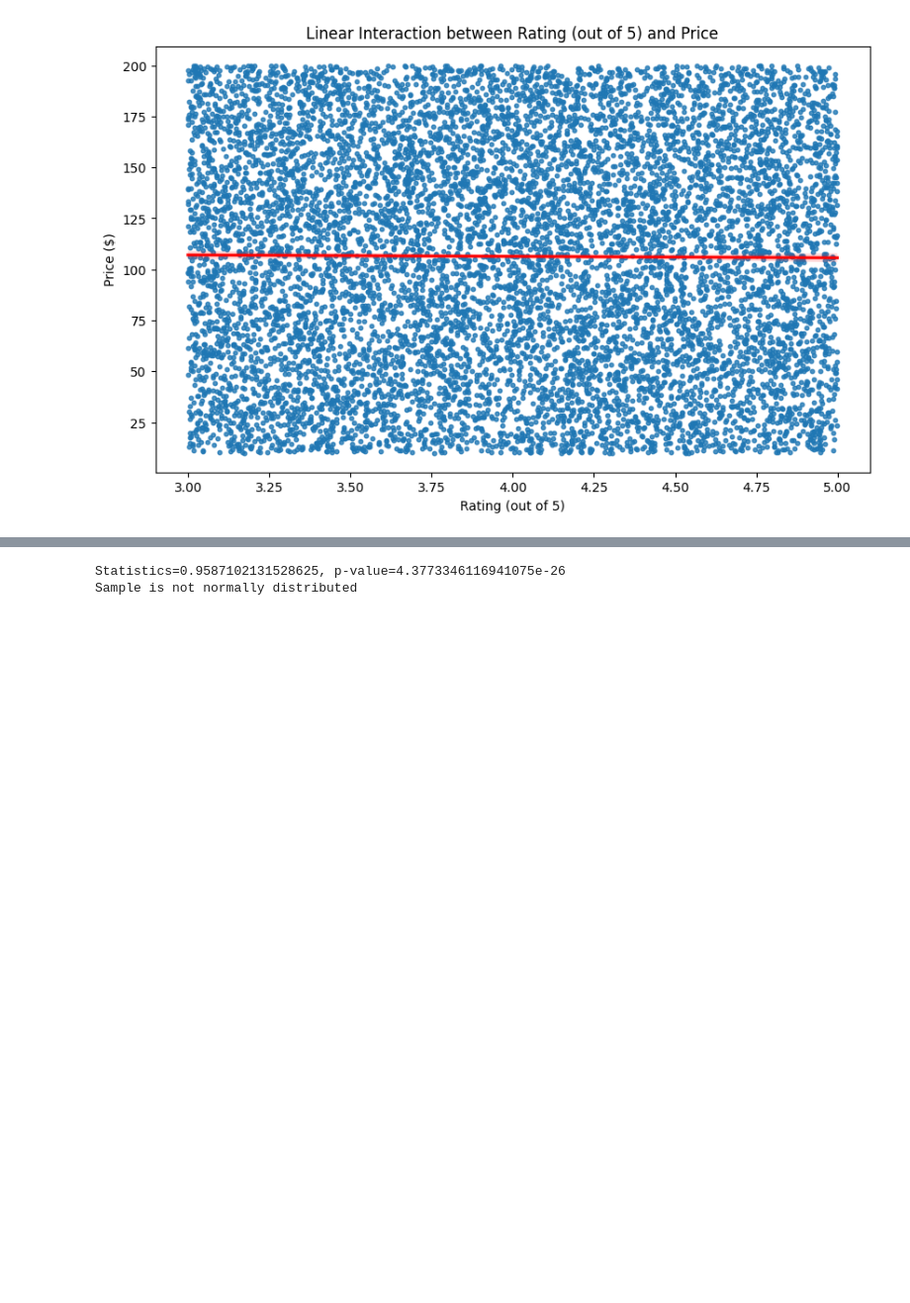
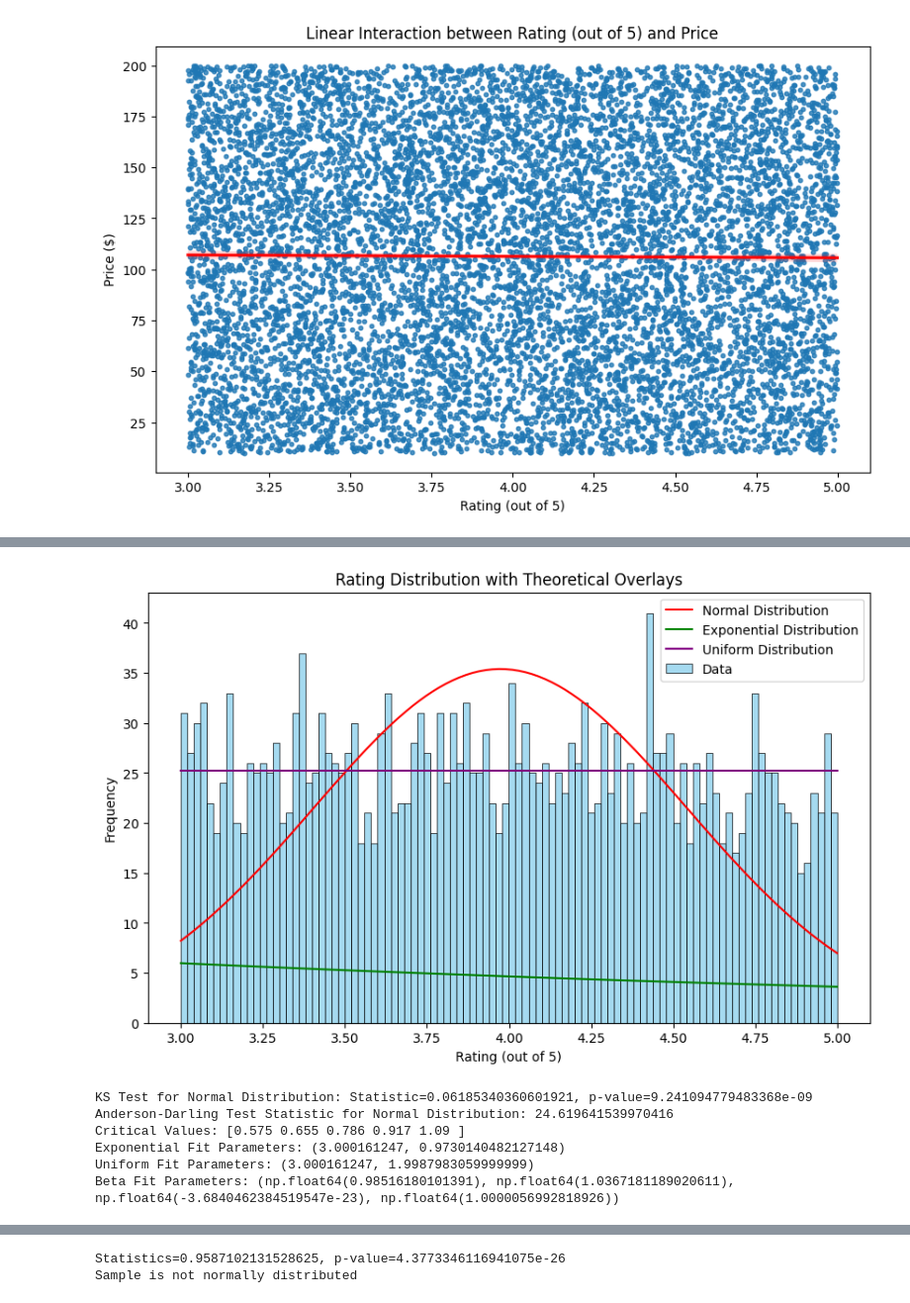
Before and after one commit to TeodoraVuta/E-learning-Project, a Jupyter notebook: test.ipynb, the cells around one changed output, grey strips where cells are left out. Shown at 99% size. Drawn from its saved outputs; the diff is of its cells as text; code cells hidden in the pictures; blank space fills up the shorter version.

```diff
--- a/test.ipynb
+++ b/test.ipynb
@@ -194,0 +249,58 @@ plt.show()
+# %%
+from scipy.stats import norm, uniform, beta, expon
+
+plt.figure(figsize=(10, 6))
+sns.histplot(rating_data, bins=100, kde=False, color="skyblue", label="Data")
+
+# Overlay Normal Distribution
+x = np.linspace(min(rating_data), max(rating_data), 100)
+plt.plot(x, norm.pdf(x, rating_data.mean(), rating_data.std()) * len(rating_data) * (x[1]-x[0]),
+         color='red', label="Normal Distribution")
+
+# Overlay Exponential Distribution
+plt.plot(x, expon.pdf(x, scale=rating_data.mean()) * len(rating_data) * (x[1]-x[0]),
+         color='green', label="Exponential Distribution")
+
+# Overlay Uniform Distribution
+plt.plot(x, uniform.pdf(x, min(rating_data), max(rating_data)-min(rating_data)) * len(rating_data) * (x[1]-x[0]),
+         color='purple', label="Uniform Distribution")
+
+plt.title("Rating Distribution with Theoretical Overlays")
+plt.xlabel("Rating (out of 5)")
+plt.ylabel("Frequency")
+plt.legend()
+plt.show()
+
+from scipy.stats import kstest, anderson
+
+# Kolmogorov-Smirnov Test for Normal Distribution
+ks_normal = kstest(rating_data, 'norm', args=(rating_data.mean(), rating_data.std()))
+print(f"KS Test for Normal Distribution: Statistic={ks_normal.statistic}, p-value={ks_normal.pvalue}")
+
+# Anderson-Darling Test
+ad_test = anderson(rating_data, dist='norm')
+print(f"Anderson-Darling Test Statistic for Normal Distribution: {ad_test.statistic}")
+print("Critical Values:", ad_test.critical_values)
+
+from scipy.stats import expon, beta, uniform
+
+# Fit Exponential Distribution
+exp_params = expon.fit(rating_data)
+print("Exponential Fit Parameters:", exp_params)
+
+# Fit Uniform Distribution
+uniform_params = uniform.fit(rating_data)
+print("Uniform Fit Parameters:", uniform_params)
+
+# Fit Beta Distribution (requires data normalization)
+normalized_data = (rating_data - min(rating_data)) / (max(rating_data) - min(rating_data))
+beta_params = beta.fit(normalized_data)
+print("Beta Fit Parameters:", beta_params)
+# %% [output]
+[figure, added]
+KS Test for Normal Distribution: Statistic=0.06185340360601921, p-value=9.241094779483368e-09
+Anderson-Darling Test Statistic for Normal Distribution: 24.619641539970416
+Critical Values: [0.575 0.655 0.786 0.917 1.09 ]
+Exponential Fit Parameters: (3.000161247, 0.9730140482127148)
+Uniform Fit Parameters: (3.000161247, 1.9987983059999999)
+Beta Fit Parameters: (np.float64(0.98516180101391), np.float64(1.0367181189020611), np.float64(-3.6840462384519547e-23), np.float64(1.0000056992818926))
```
Also changed, not shown: parts of 21 cells of this notebook.
